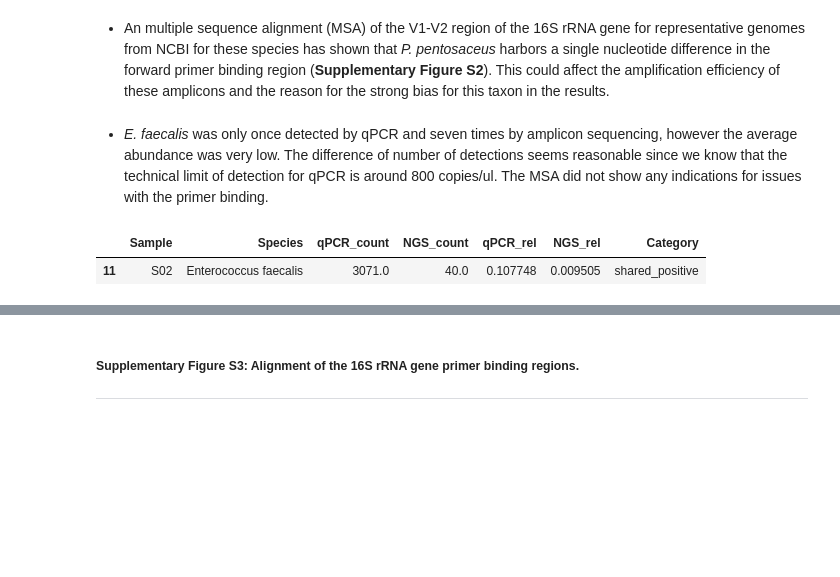
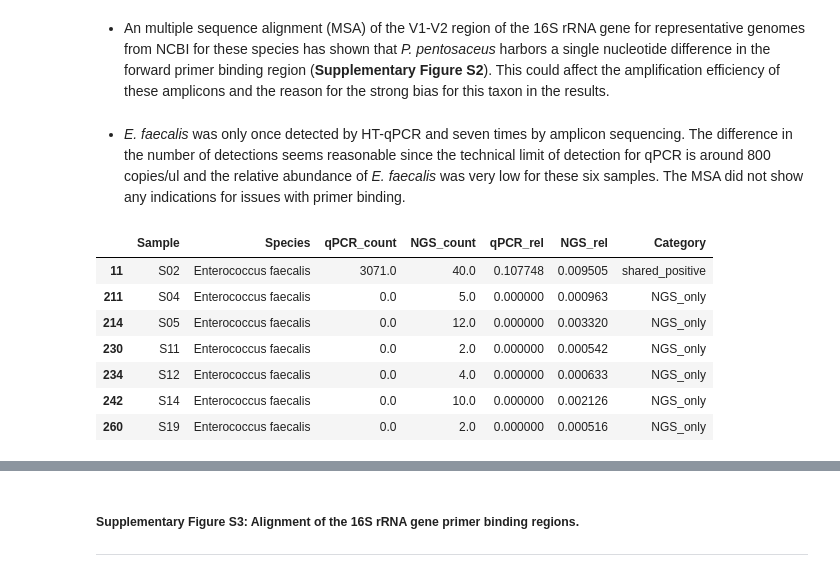
Before and after one commit to biologger/htqpcr_ngs_data, a Jupyter notebook: htqpcr_ngs_comparison_R.ipynb, the cells around one changed output, grey strips where cells are left out. Drawn from its saved outputs; the diff is of its cells as text; code cells hidden in the pictures; blank space fills up the shorter version.

```diff
--- a/htqpcr_ngs_comparison_R.ipynb
+++ b/htqpcr_ngs_comparison_R.ipynb
@@ -757,13 +760,19 @@ C) The best-scoring maximum likelihood tree from alignments of the V1-V2 16S rRN
 # %% [markdown]
 * An multiple sequence alignment (MSA) of the V1-V2 region of the 16S rRNA gene for representative genomes from NCBI for these species has shown that *P. pentosaceus* harbors a single nucleotide difference in the forward primer binding region (__Supplementary Figure S2__). This could affect the amplification efficiency of these amplicons and the reason for the strong bias for this taxon in the results.
 # %% [markdown]
-* *E. faecalis* was only once detected by qPCR and seven times by amplicon sequencing, however the average abundance was very low. The difference of number of detections seems reasonable since we know that the technical limit of detection for qPCR is around 800 copies/ul. The MSA did not show any indications for issues with the primer binding.
+* *E. faecalis* was only once detected by HT-qPCR and seven times by amplicon sequencing. The difference in the number of detections seems reasonable since the technical limit of detection for qPCR is around 800 copies/ul and the relative abundance of *E. faecalis* was very low for these six samples. The MSA did not show any indications for issues with primer binding.
 # %%
-# For Enterocccus faecalis only one measurement was available
-cheese_df.query('Species == "Enterococcus faecalis" & Category == "shared_positive"')
+# For Enterocccus faecalis only one shared measurement was available
+cheese_df.query('Species == "Enterococcus faecalis" & NGS_rel > 0')
 # %% [output]
 |  | Sample | Species | qPCR_count | NGS_count | qPCR_rel | NGS_rel | Category |
 | 11 | S02 | Enterococcus faecalis | 3071.0 | 40.0 | 0.107748 | 0.009505 | shared_positive |
+| 211 | S04 | Enterococcus faecalis | 0.0 | 5.0 | 0.000000 | 0.000963 | NGS_only |
+| 214 | S05 | Enterococcus faecalis | 0.0 | 12.0 | 0.000000 | 0.003320 | NGS_only |
+| 230 | S11 | Enterococcus faecalis | 0.0 | 2.0 | 0.000000 | 0.000542 | NGS_only |
+| 234 | S12 | Enterococcus faecalis | 0.0 | 4.0 | 0.000000 | 0.000633 | NGS_only |
+| 242 | S14 | Enterococcus faecalis | 0.0 | 10.0 | 0.000000 | 0.002126 | NGS_only |
+| 260 | S19 | Enterococcus faecalis | 0.0 | 2.0 | 0.000000 | 0.000516 | NGS_only |
 # %% [markdown]
 !["Supplementary Figure S3"](Figures/Supplementary_Figure_S3.png)
 # %% [markdown]
```
Also changed, not shown: parts of 10 cells of this notebook, 2 other files.
